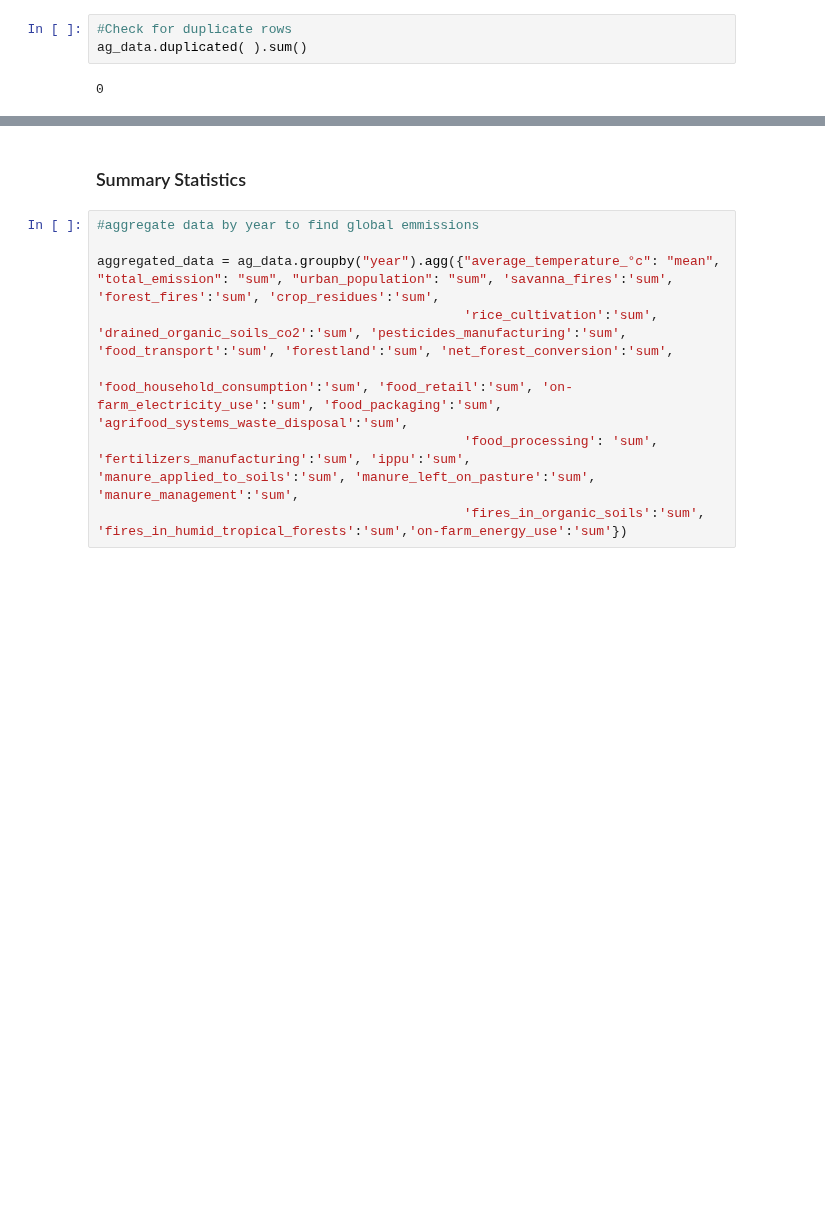
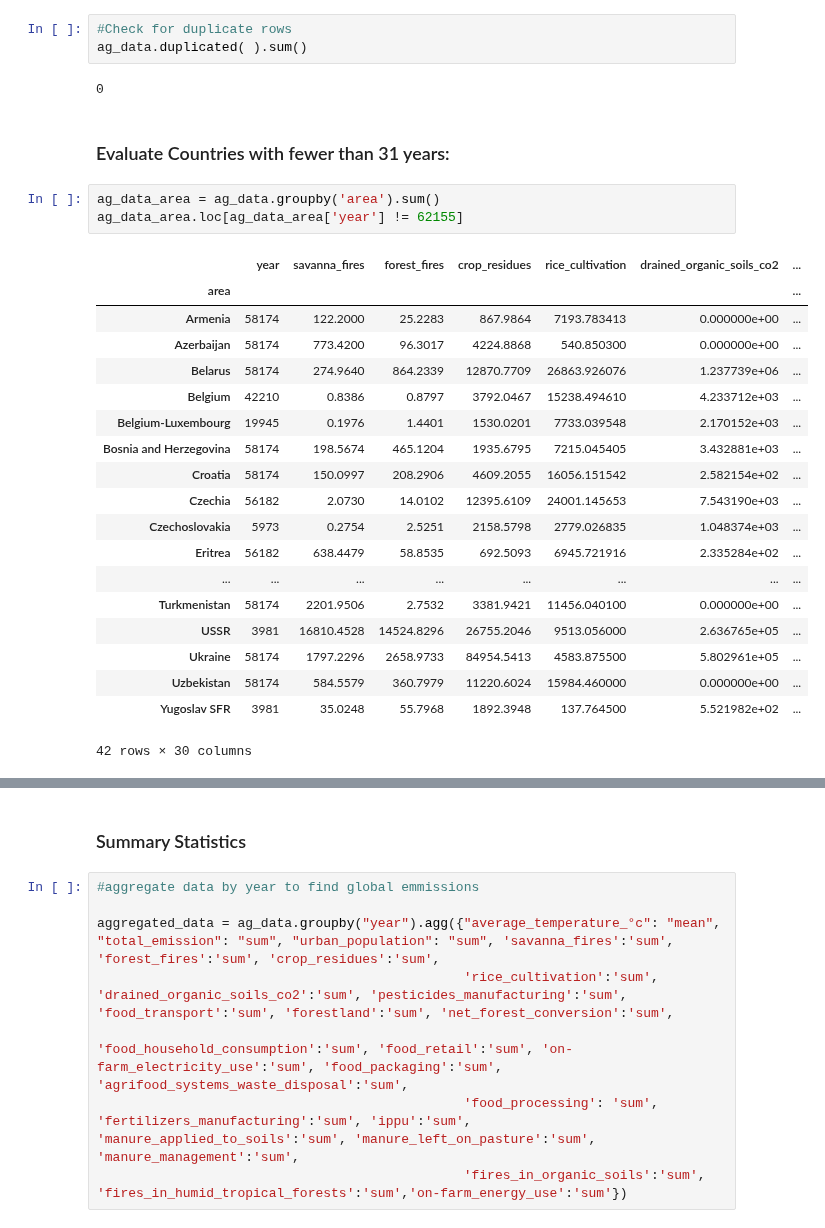
Before and after one commit to fayesimone/agriculture_emissions_prediction, a Jupyter notebook: EDA.ipynb, the cells around one changed output, grey strips where cells are left out. Drawn from its saved outputs; the diff is of its cells as text; blank space fills up the shorter version.

```diff
--- a/EDA.ipynb
+++ b/EDA.ipynb
@@ -92,3 +275,28 @@ There are no dublicated rows
 ag_data.duplicated( ).sum()
 # %% [output]
 0
+# %% [markdown]
+### Evaluate Countries with fewer than 31 years:
+# %%
+ag_data_area = ag_data.groupby('area').sum()
+ag_data_area.loc[ag_data_area['year'] != 62155]
+# %% [output]
+|  | year | savanna_fires | forest_fires | crop_residues | rice_cultivation | drained_organic_soils_co2 | ... |
+| area |  |  |  |  |  |  | ... |
+| Armenia | 58174 | 122.2000 | 25.2283 | 867.9864 | 7193.783413 | 0.000000e+00 | ... |
+| Azerbaijan | 58174 | 773.4200 | 96.3017 | 4224.8868 | 540.850300 | 0.000000e+00 | ... |
+| Belarus | 58174 | 274.9640 | 864.2339 | 12870.7709 | 26863.926076 | 1.237739e+06 | ... |
+| Belgium | 42210 | 0.8386 | 0.8797 | 3792.0467 | 15238.494610 | 4.233712e+03 | ... |
+| Belgium-Luxembourg | 19945 | 0.1976 | 1.4401 | 1530.0201 | 7733.039548 | 2.170152e+03 | ... |
+| Bosnia and Herzegovina | 58174 | 198.5674 | 465.1204 | 1935.6795 | 7215.045405 | 3.432881e+03 | ... |
+| Croatia | 58174 | 150.0997 | 208.2906 | 4609.2055 | 16056.151542 | 2.582154e+02 | ... |
+| Czechia | 56182 | 2.0730 | 14.0102 | 12395.6109 | 24001.145653 | 7.543190e+03 | ... |
+| Czechoslovakia | 5973 | 0.2754 | 2.5251 | 2158.5798 | 2779.026835 | 1.048374e+03 | ... |
+| Eritrea | 56182 | 638.4479 | 58.8535 | 692.5093 | 6945.721916 | 2.335284e+02 | ... |
+| ... | ... | ... | ... | ... | ... | ... | ... |
+| Turkmenistan | 58174 | 2201.9506 | 2.7532 | 3381.9421 | 11456.040100 | 0.000000e+00 | ... |
+| USSR | 3981 | 16810.4528 | 14524.8296 | 26755.2046 | 9513.056000 | 2.636765e+05 | ... |
+| Ukraine | 58174 | 1797.2296 | 2658.9733 | 84954.5413 | 4583.875500 | 5.802961e+05 | ... |
+| Uzbekistan | 58174 | 584.5579 | 360.7979 | 11220.6024 | 15984.460000 | 0.000000e+00 | ... |
+| Yugoslav SFR | 3981 | 35.0248 | 55.7968 | 1892.3948 | 137.764500 | 5.521982e+02 | ... |
+42 rows × 30 columns
```
Also changed, not shown: parts of 31 cells of this notebook.
